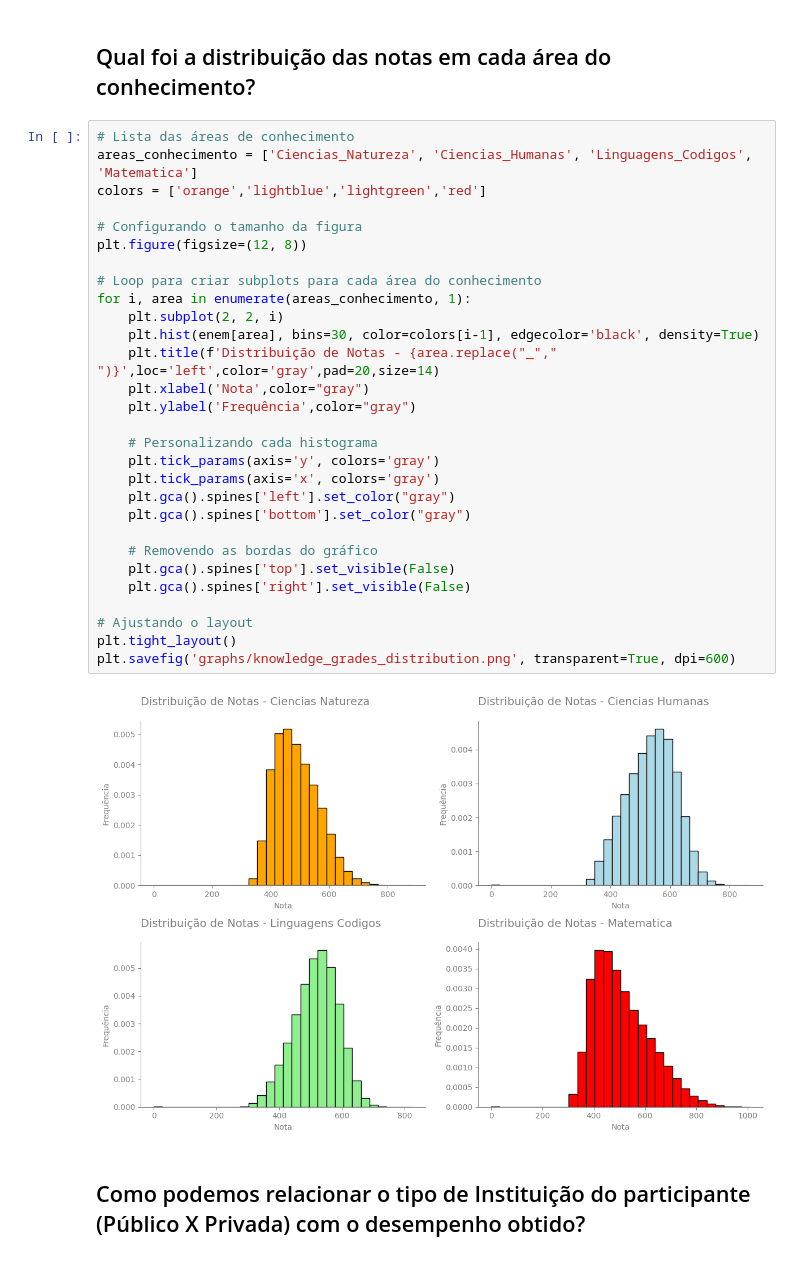
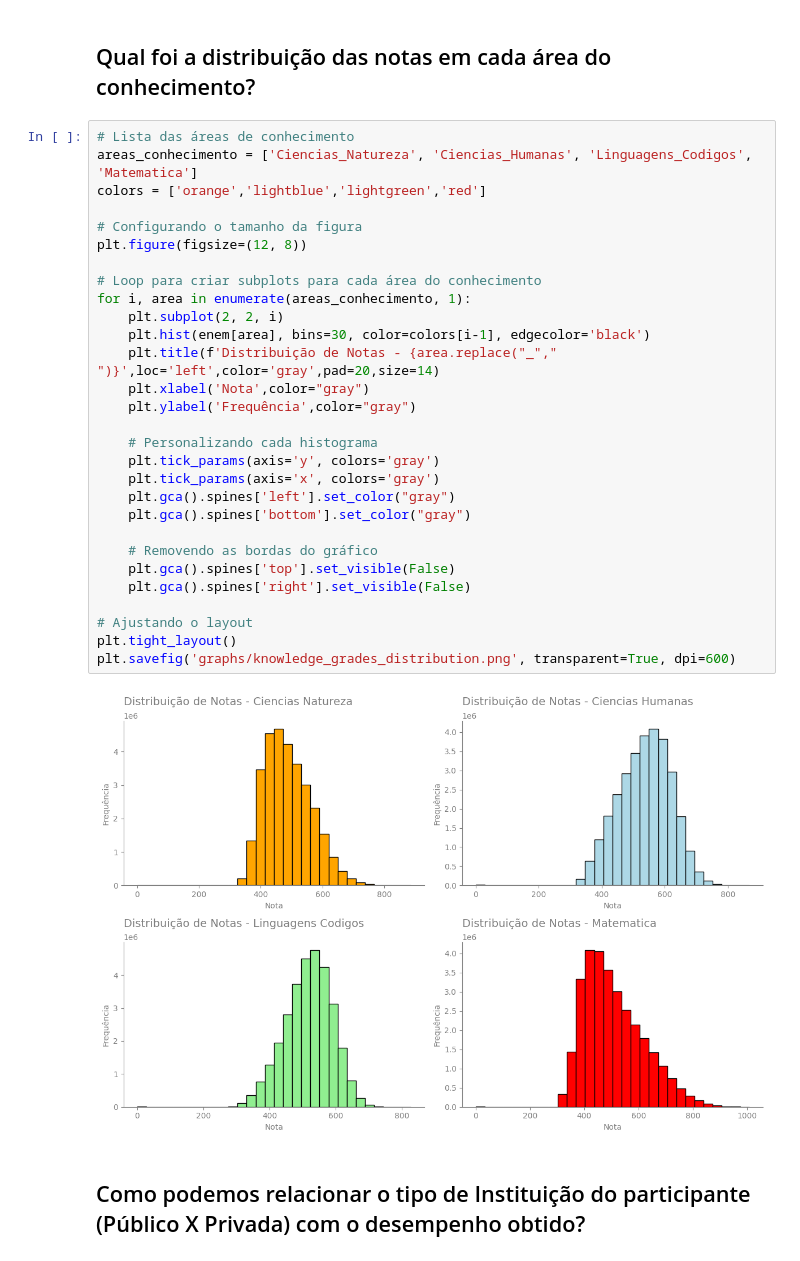
Before and after one commit to LiamFer/ENEM-Analysis, a Jupyter notebook: main_analysis.ipynb, the cells around one changed output. Drawn from its saved outputs; the diff is of its cells as text.

```diff
--- a/main_analysis.ipynb
+++ b/main_analysis.ipynb
@@ -368,34 +368,34 @@ plt.savefig('graphs/vinhedo_grades_years.png', transparent=True, dpi=600)
 # %%
 # Lista das áreas de conhecimento
 areas_conhecimento = ['Ciencias_Natureza', 'Ciencias_Humanas', 'Linguagens_Codigos', 'Matematica']
 colors = ['orange','lightblue','lightgreen','red']
 
 # Configurando o tamanho da figura
 plt.figure(figsize=(12, 8))
 
 # Loop para criar subplots para cada área do conhecimento
 for i, area in enumerate(areas_conhecimento, 1):
     plt.subplot(2, 2, i)
-    plt.hist(enem[area], bins=30, color=colors[i-1], edgecolor='black', density=True)
+    plt.hist(enem[area], bins=30, color=colors[i-1], edgecolor='black')
     plt.title(f'Distribuição de Notas - {area.replace("_"," ")}',loc='left',color='gray',pad=20,size=14)
     plt.xlabel('Nota',color="gray")
     plt.ylabel('Frequência',color="gray")
 
     # Personalizando cada histograma
     plt.tick_params(axis='y', colors='gray')
     plt.tick_params(axis='x', colors='gray')
     plt.gca().spines['left'].set_color("gray")
     plt.gca().spines['bottom'].set_color("gray")
 
     # Removendo as bordas do gráfico
     plt.gca().spines['top'].set_visible(False)
     plt.gca().spines['right'].set_visible(False)
 
 # Ajustando o layout
 plt.tight_layout()
 plt.savefig('graphs/knowledge_grades_distribution.png', transparent=True, dpi=600)
 # %% [output]
-[figure, old version]
+[figure, new version]
 # %% [markdown]
 ## Como podemos relacionar o tipo de Instituição do participante (Público X Privada) com o desempenho obtido?
 # %%
```
Also changed, not shown: parts of 2 cells of this notebook, 2 other files.
